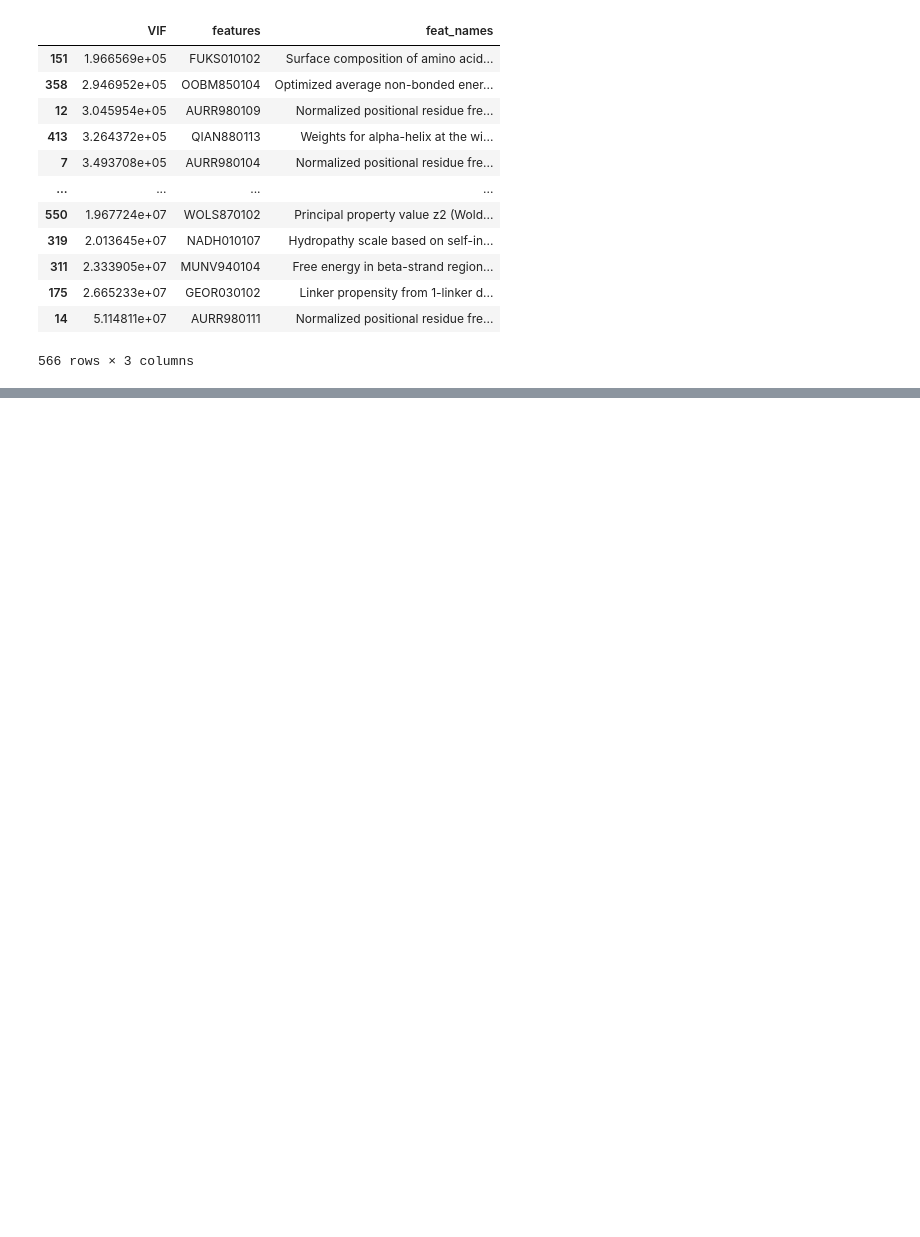
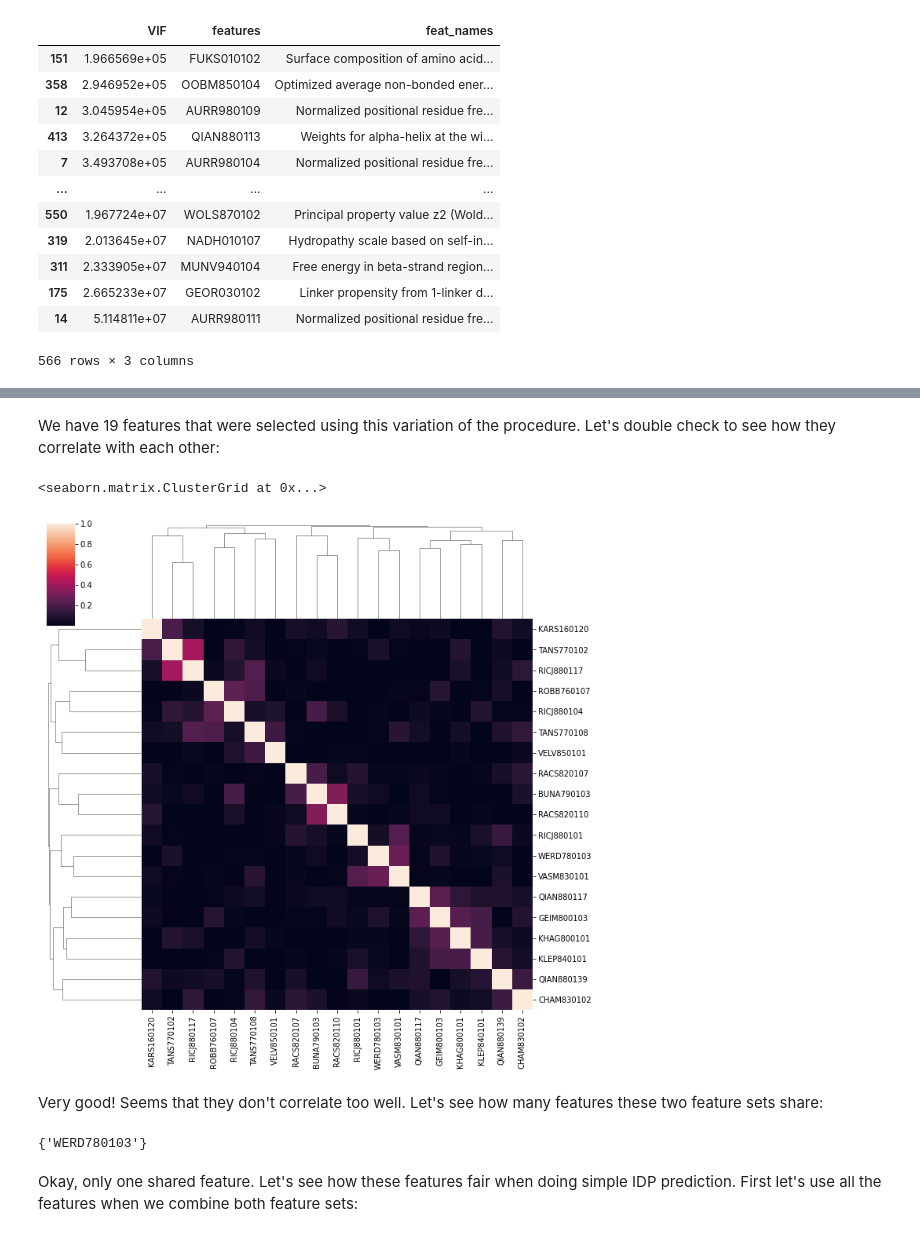
Before and after one commit to austinv11/IDP-Predictor, a Jupyter notebook: aaindex_feature_importance.ipynb, the cells around one changed output, grey strips where cells are left out. Cells and saved outputs as stored; diff of their text form; code cells hidden in the pictures; blank space fills up the shorter version.

```diff
--- a/aaindex_feature_importance.ipynb
+++ b/aaindex_feature_importance.ipynb
@@ -309,0 +430,15 @@ Write script to extract all the features separately
+# %%
+import scipy
+import numpy as np
+
+# Since these can all be predicted from each other. We will use average correlation as the metric to see how multicolinear they are globally
+aa_corr_df = pd.DataFrame()
+corrs = []
+for feature in aa_index_feats:
+    corrs.append(np.mean([scipy.stats.pearsonr(aaindex_df[feature], aaindex_df[f2])[0]**2 for f2 in aa_index_feats if f2 != feature], axis=0))
+
+aa_corr_df['avg_corr'] = corrs
+aa_corr_df['features'] = aa_index_feats
+aa_corr_df['feat_names'] = [aaindex[feat]['description'] for feat in aa_index_feats]
+aa_corr_df.sort_values(by='avg_corr', inplace=True)
+aa_corr_df
@@ -309,0 +461,28 @@ Write script to extract all the features separately
+# %%
+aa_curr_features = []
+aa_max_vif = 0
+aa_last_model_results = None
+i = 0
+with np.errstate(divide='ignore'):
+    while i < len(aa_index_feats):
+        print("Iteration:", i)
+        best_feature = aa_corr_df.iloc[i]['features']
+
+        aa_minimal_vif_df = pd.DataFrame()
+        aa_minimal_exog_vars = aaindex_df[aa_curr_features + [best_feature]]
+        aa_minimal_exog_vars = sm.add_constant(aa_minimal_exog_vars, prepend=False)
+        aa_minimal_vif_df['VIF'] = [variance_inflation_factor(aa_minimal_exog_vars.values, j) for j in range(len(aa_curr_features)+1)]
+        aa_minimal_vif_df['features'] = aa_curr_features+[best_feature]
+        aa_minimal_vif_df['feat_names'] = [aaindex[feat]['description'] for feat in aa_curr_features+[best_feature]]
+        aa_minimal_vif_df.sort_values(by='VIF', inplace=True)
+        aa_max_vif = aa_minimal_vif_df['VIF'].max()
+        print("Max VIF:", aa_max_vif)
+
+        if aa_max_vif < VIF_THRESHOLD:
+            aa_curr_features.append(best_feature)
+            aa_last_model_results = aa_minimal_vif_df
+
+        i += 1
+
+print("Features to keep:", aa_curr_features)
+aa_last_model_results
@@ -309,0 +524,17 @@ Write script to extract all the features separately
+# %% [markdown]
+We have 19 features that were selected using this variation of the procedure. Let's double check to see how they correlate with each other:
+# %%
+sns.clustermap(aaindex_df[aa_curr_features].corr()**2)
+# %% [output]
+<seaborn.matrix.ClusterGrid at 0x...>
+[figure, added]
+# %% [markdown]
+Very good! Seems that they don't correlate too well. Let's see how many features these two feature sets share:
+# %%
+shared_feats = set(aa_curr_features) & set(curr_features)
+all_feats = list(set(aa_curr_features) | set(curr_features))
+shared_feats
+# %% [output]
+{'WERD780103'}
+# %% [markdown]
+Okay, only one shared feature. Let's see how these features fair when doing simple IDP prediction. First let's use all the features when we combine both feature sets:
```
Also changed, not shown: parts of 31 cells of this notebook, 1 other file.
